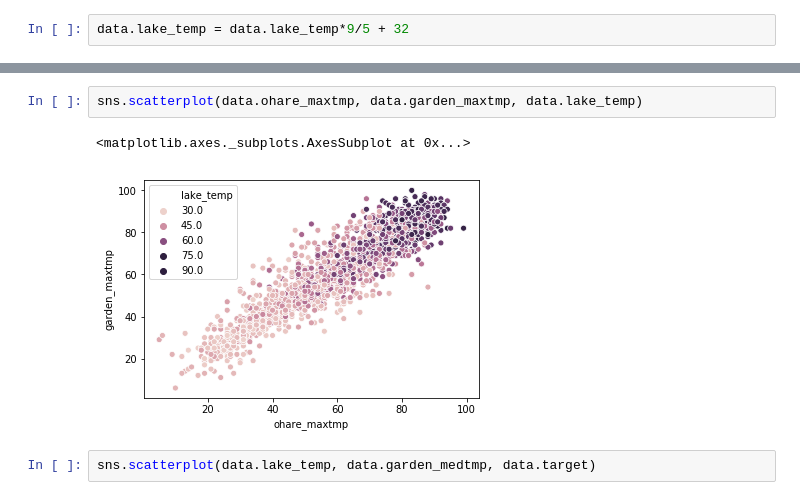
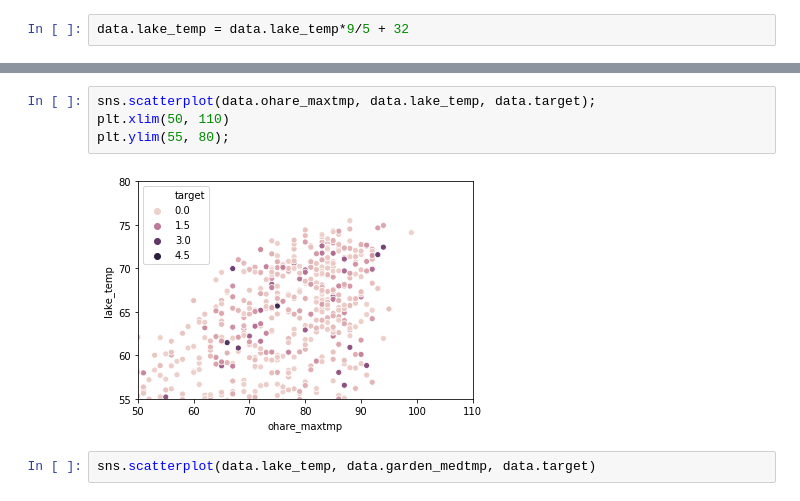
Before and after one commit to BlakeWallace/Lake_Michigan_Influences, a Jupyter notebook: EDA_and_analysis.ipynb, the cells around one changed output, grey strips where cells are left out. Drawn from its saved outputs; the diff is of its cells as text.

```diff
--- a/EDA_and_analysis.ipynb
+++ b/EDA_and_analysis.ipynb
@@ -815,8 +956,9 @@ data.lake_temp = data.lake_temp*9/5 + 32
 # %%
-sns.scatterplot(data.ohare_maxtmp, data.garden_maxtmp, data.lake_temp)
+sns.scatterplot(data.ohare_maxtmp, data.lake_temp, data.target);
+plt.xlim(50, 110)
+plt.ylim(55, 80);
 # %% [output]
-<matplotlib.axes._subplots.AxesSubplot at 0x...>
-[figure, old version]
+[figure, new version]
 # %%
 sns.scatterplot(data.lake_temp, data.garden_medtmp, data.target)
 # %% [output]
```
Also changed, not shown: parts of 37 cells of this notebook, 10 other files.
